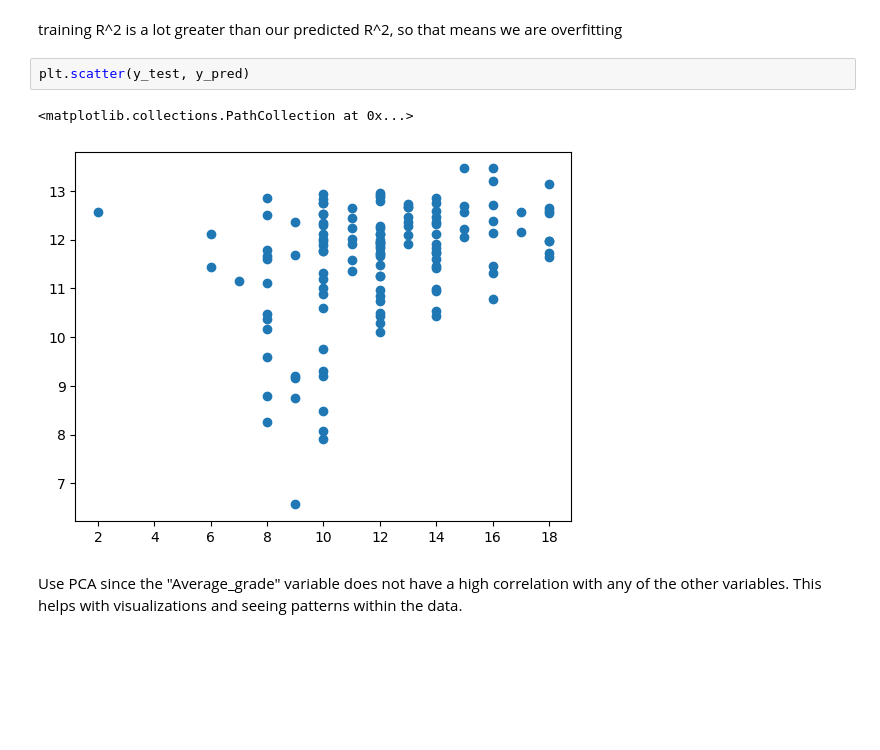
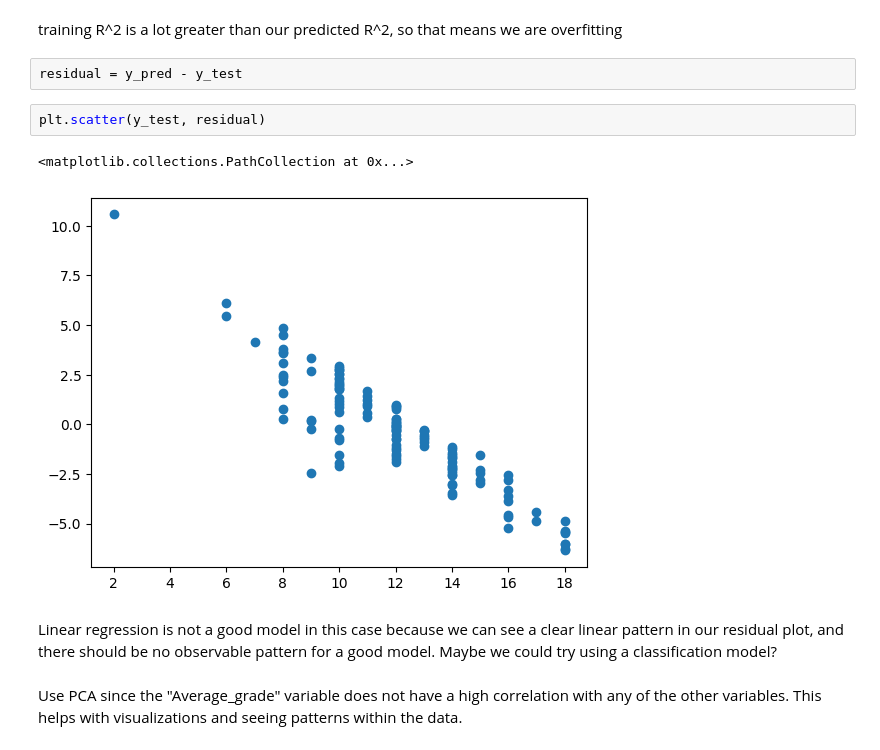
Before and after one commit to cmcswain/dfproj-fa24, a Jupyter notebook: dfproject.ipynb, the cells around one changed output. Drawn from its saved outputs; the diff is of its cells as text; blank space fills up the shorter version.

```diff
--- a/dfproject.ipynb
+++ b/dfproject.ipynb
@@ -136,11 +157,15 @@ R^2: 0.10760390460640912
 RMSE: 2.7986495098374444
 # %% [markdown]
 training R^2 is a lot greater than our predicted R^2, so that means we are overfitting
+# %%
+residual = y_pred - y_test
 # %%
-plt.scatter(y_test, y_pred)
+plt.scatter(y_test, residual)
 # %% [output]
 <matplotlib.collections.PathCollection at 0x...>
-[figure, old version]
+[figure, new version]
+# %% [markdown]
+Linear regression is not a good model in this case because we can see a clear linear pattern in our residual plot, and there should be no observable pattern for a good model. Maybe we could try using a classification model?
 # %% [markdown]
 Use PCA since the "Average_grade" variable does not have a high correlation with any of the other variables. This helps with visualizations and seeing patterns within the data.
 # %%
```
Also changed, not shown: parts of 3 cells of this notebook.
